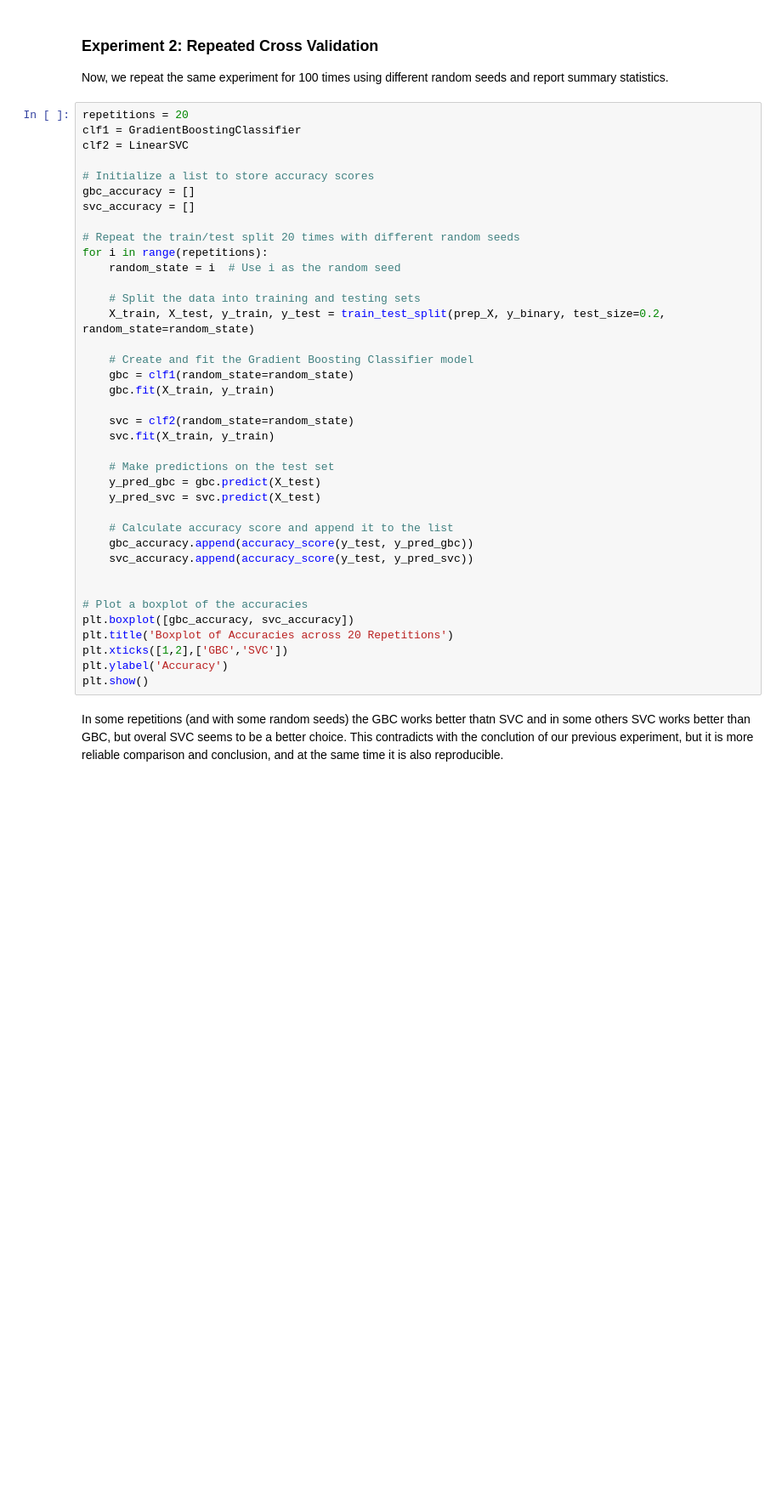
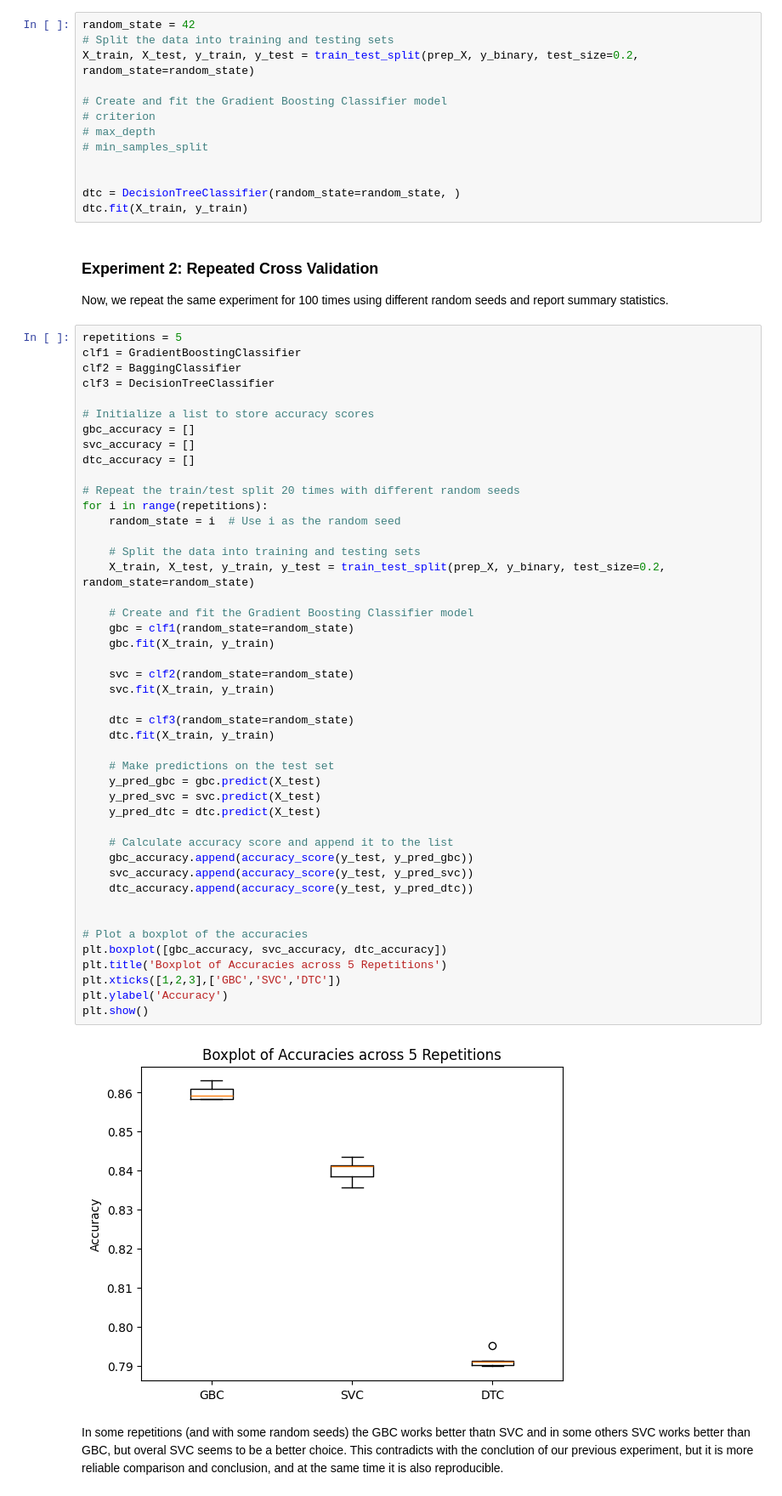
Before and after one commit to SinglePaper/Methods4RAI_Group5, a Jupyter notebook: Week_5_2_RobustCV.ipynb, the cells around one changed output. Shown at 85% size. Saved outputs shown, nothing was run; the diff lists cells and outputs as text; blank space fills up the shorter version.

```diff
--- a/Week_5_2_RobustCV.ipynb
+++ b/Week_5_2_RobustCV.ipynb
@@ -96,45 +130,67 @@ After this very valid reproducible experiment, we claim and conclude that a Grad
+# %%
+random_state = 42
+# Split the data into training and testing sets
+X_train, X_test, y_train, y_test = train_test_split(prep_X, y_binary, test_size=0.2, random_state=random_state)
+
+# Create and fit the Gradient Boosting Classifier model
+# criterion
+# max_depth
+# min_samples_split
+
+
+dtc = DecisionTreeClassifier(random_state=random_state, )
+dtc.fit(X_train, y_train)
 # %% [markdown]
 ### Experiment 2: Repeated Cross Validation
 
 Now, we repeat the same experiment for 100 times using different random seeds and report summary statistics.
 # %%
-repetitions = 20
+repetitions = 5
 clf1 = GradientBoostingClassifier
-clf2 = LinearSVC
+clf2 = BaggingClassifier
+clf3 = DecisionTreeClassifier
 
 # Initialize a list to store accuracy scores
 gbc_accuracy = []
 svc_accuracy = []
+dtc_accuracy = []
 
 # Repeat the train/test split 20 times with different random seeds
 for i in range(repetitions):
     random_state = i  # Use i as the random seed
 
     # Split the data into training and testing sets
     X_train, X_test, y_train, y_test = train_test_split(prep_X, y_binary, test_size=0.2, random_state=random_state)
 
     # Create and fit the Gradient Boosting Classifier model
     gbc = clf1(random_state=random_state)
     gbc.fit(X_train, y_train)
 
     svc = clf2(random_state=random_state)
     svc.fit(X_train, y_train)
 
+    dtc = clf3(random_state=random_state)
+    dtc.fit(X_train, y_train)
+
     # Make predictions on the test set
     y_pred_gbc = gbc.predict(X_test)
     y_pred_svc = svc.predict(X_test)
+    y_pred_dtc = dtc.predict(X_test)
 
     # Calculate accuracy score and append it to the list
     gbc_accuracy.append(accuracy_score(y_test, y_pred_gbc))
     svc_accuracy.append(accuracy_score(y_test, y_pred_svc))
+    dtc_accuracy.append(accuracy_score(y_test, y_pred_dtc))
 
 
 # Plot a boxplot of the accuracies
-plt.boxplot([gbc_accuracy, svc_accuracy])
-plt.title('Boxplot of Accuracies across 20 Repetitions')
-plt.xticks([1,2],['GBC','SVC'])
+plt.boxplot([gbc_accuracy, svc_accuracy, dtc_accuracy])
+plt.title('Boxplot of Accuracies across 5 Repetitions')
+plt.xticks([1,2,3],['GBC','SVC','DTC'])
 plt.ylabel('Accuracy')
 plt.show()
+# %% [output]
+[figure, added]
 # %% [markdown]
 In some repetitions (and with some random seeds) the GBC works better thatn SVC and in some others SVC works better than GBC, but overal SVC seems to be a better choice. This contradicts with the conclution of our previous experiment, but it is more reliable comparison and conclusion, and at the same time it is also reproducible.
 # %% [markdown]
```
Also changed, not shown: parts of 3 cells of this notebook.
